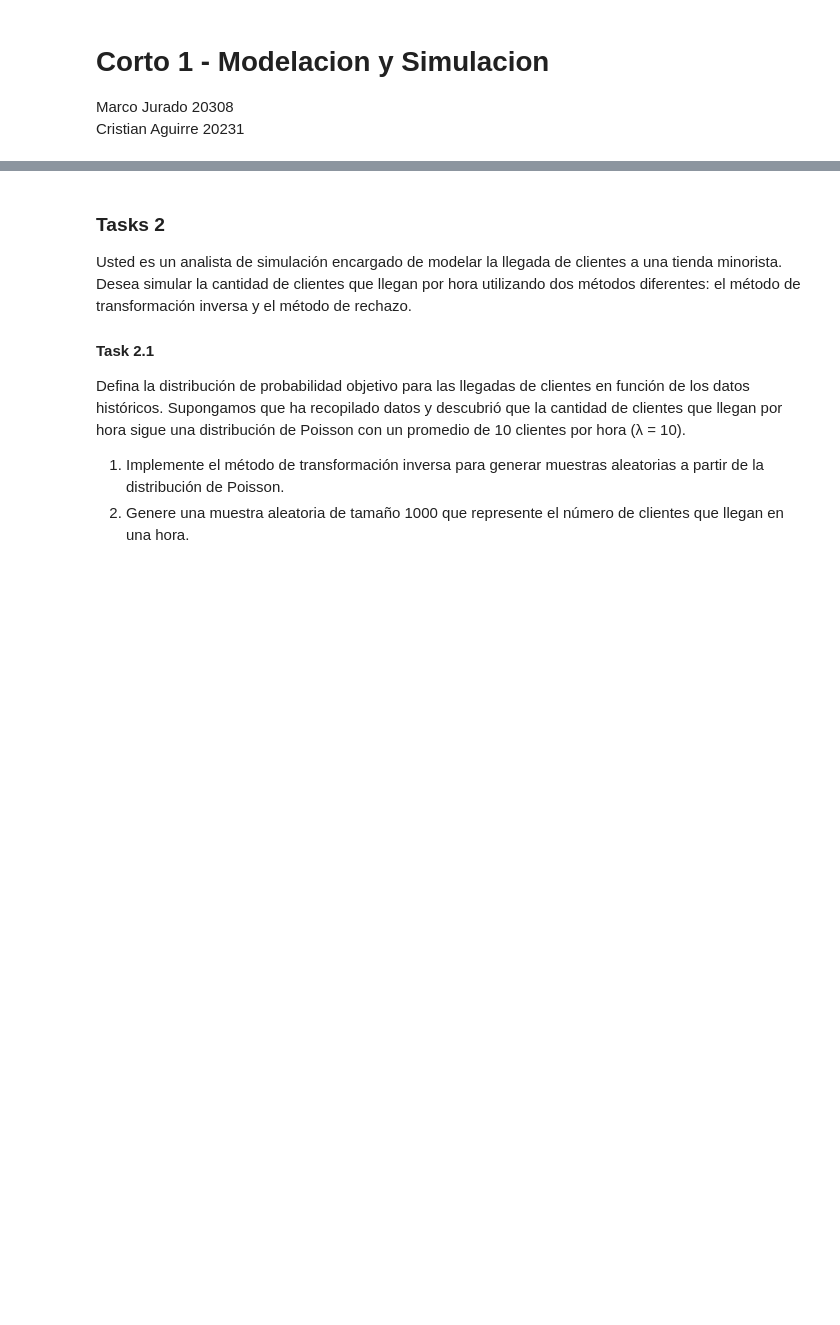
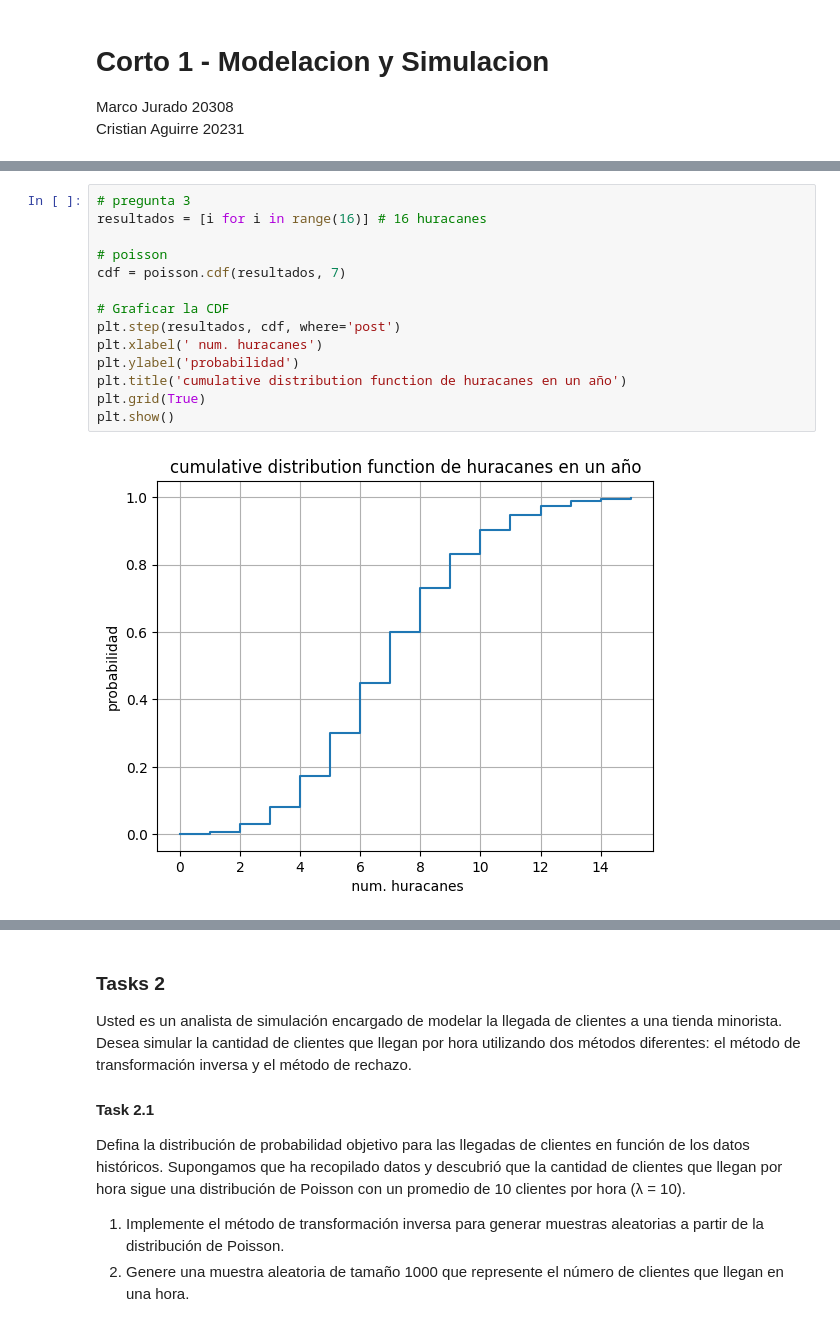
Before and after one commit to MaJu502/corto1ModSim, a Jupyter notebook: corto1.ipynb, the cells around one changed output, grey strips where cells are left out. Cells and saved outputs as stored; diff of their text form; blank space fills up the shorter version.

```diff
--- a/corto1.ipynb
+++ b/corto1.ipynb
@@ -14,0 +36,16 @@ otras palabras, el número promedio de huracanes por año es de 7.
+# %%
+# pregunta 3
+resultados = [i for i in range(16)] # 16 huracanes
+
+# poisson
+cdf = poisson.cdf(resultados, 7)
+
+# Graficar la CDF
+plt.step(resultados, cdf, where='post')
+plt.xlabel(' num. huracanes')
+plt.ylabel('probabilidad')
+plt.title('cumulative distribution function de huracanes en un año')
+plt.grid(True)
+plt.show()
+# %% [output]
+[figure, added]
```
Also changed, not shown: parts of 4 cells of this notebook.
